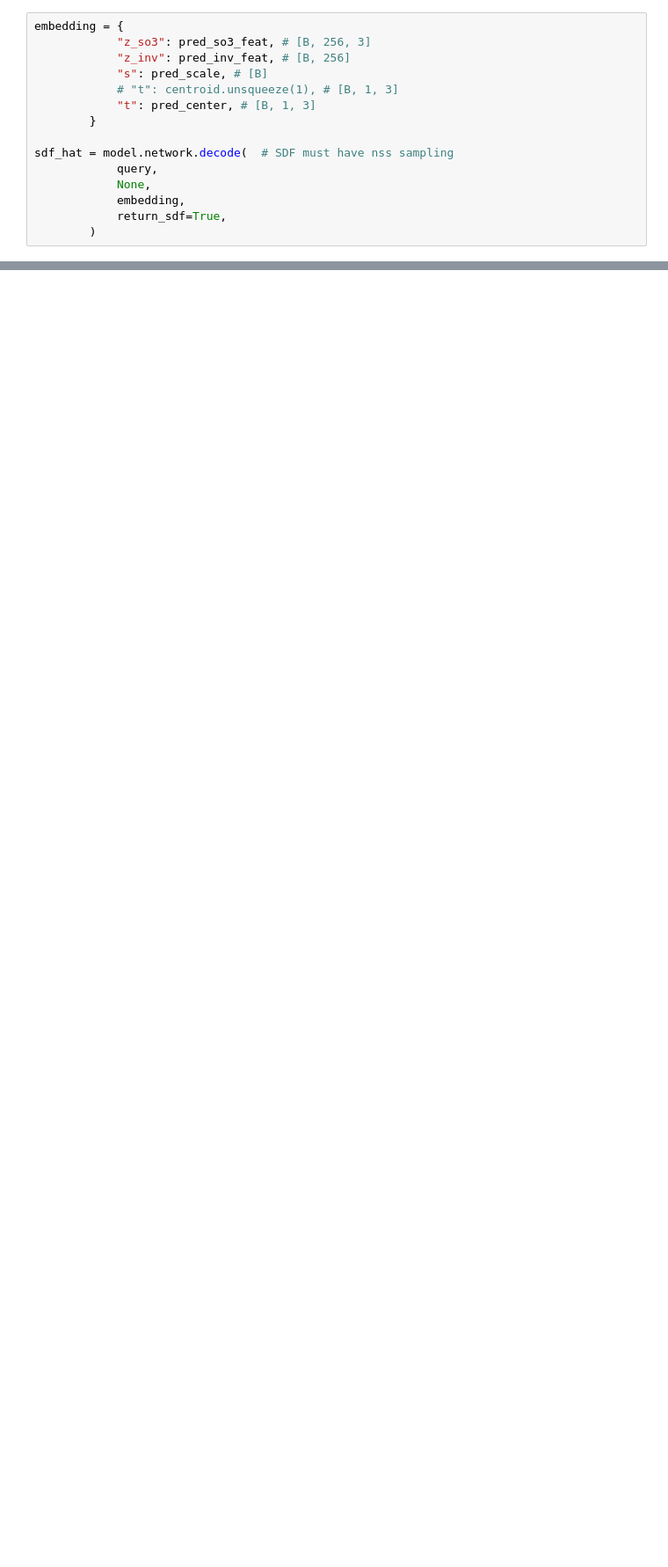
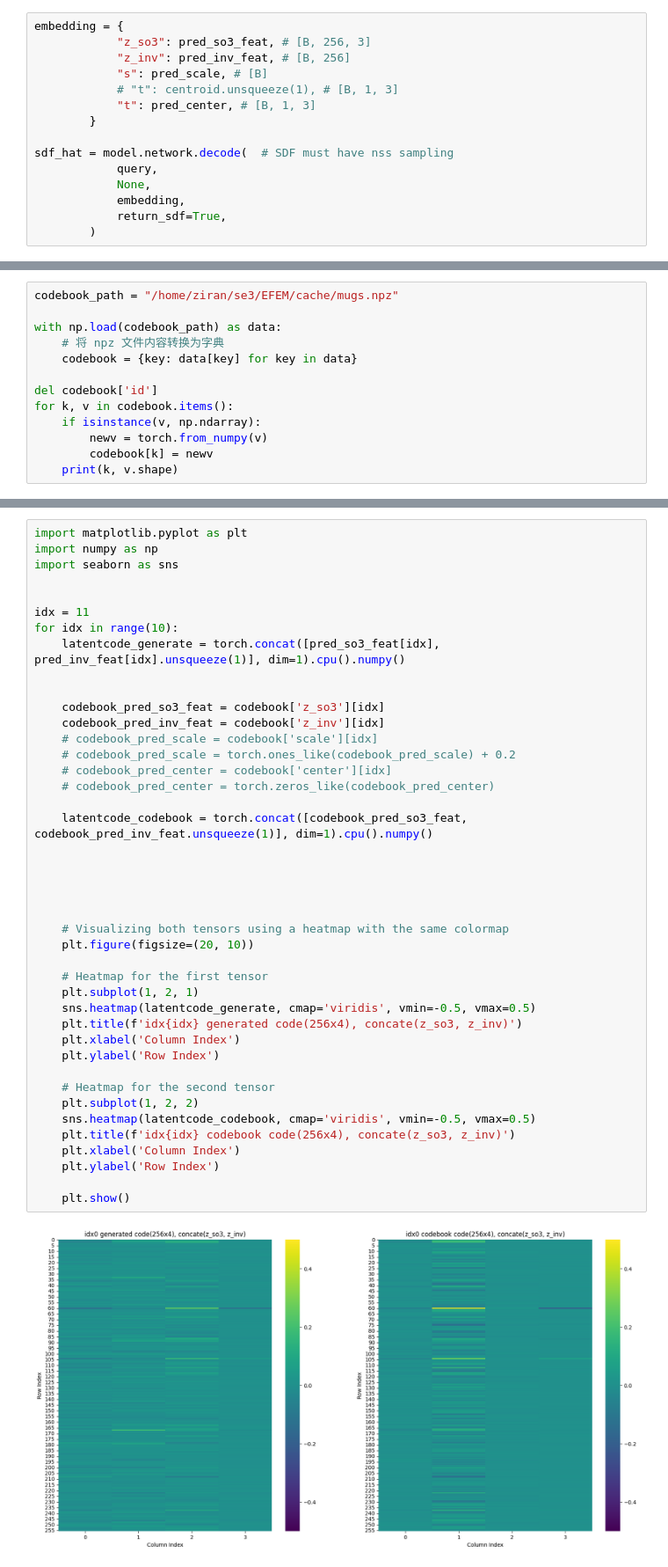
Before and after one commit to ziranyang0/EFEM, a Jupyter notebook: lib_shape_prior/dev_recon_VN.ipynb, the cells around one changed output, grey strips where cells are left out. Shown at 88% size. Saved outputs shown, nothing was run; the diff lists cells and outputs as text; blank space fills up the shorter version.

```diff
--- a/lib_shape_prior/dev_recon_VN.ipynb
+++ b/lib_shape_prior/dev_recon_VN.ipynb
@@ -282,0 +286,13 @@ plt.show()
+# %%
+codebook_path = "/home/ziran/se3/EFEM/cache/mugs.npz"
+
+with np.load(codebook_path) as data:
+    # 将 npz 文件内容转换为字典
+    codebook = {key: data[key] for key in data}
+
+del codebook['id']
+for k, v in codebook.items():
+    if isinstance(v, np.ndarray):
+        newv = torch.from_numpy(v)
+        codebook[k] = newv
+    print(k, v.shape)
@@ -282,0 +311,44 @@ plt.show()
+# %%
+import matplotlib.pyplot as plt
+import numpy as np
+import seaborn as sns
+
+
+idx = 11
+for idx in range(10):
+    latentcode_generate = torch.concat([pred_so3_feat[idx], pred_inv_feat[idx].unsqueeze(1)], dim=1).cpu().numpy()
+
+
+    codebook_pred_so3_feat = codebook['z_so3'][idx]
+    codebook_pred_inv_feat = codebook['z_inv'][idx]
+    # codebook_pred_scale = codebook['scale'][idx]
+    # codebook_pred_scale = torch.ones_like(codebook_pred_scale) + 0.2
+    # codebook_pred_center = codebook['center'][idx]
+    # codebook_pred_center = torch.zeros_like(codebook_pred_center)
+
+    latentcode_codebook = torch.concat([codebook_pred_so3_feat, codebook_pred_inv_feat.unsqueeze(1)], dim=1).cpu().numpy()
+
+
+
+
+
+    # Visualizing both tensors using a heatmap with the same colormap
+    plt.figure(figsize=(20, 10))
+
+    # Heatmap for the first tensor
+    plt.subplot(1, 2, 1)
+    sns.heatmap(latentcode_generate, cmap='viridis', vmin=-0.5, vmax=0.5)
+    plt.title(f'idx{idx} generated code(256x4), concate(z_so3, z_inv)')
+    plt.xlabel('Column Index')
+    plt.ylabel('Row Index')
+
+    # Heatmap for the second tensor
+    plt.subplot(1, 2, 2)
+    sns.heatmap(latentcode_codebook, cmap='viridis', vmin=-0.5, vmax=0.5)
+    plt.title(f'idx{idx} codebook code(256x4), concate(z_so3, z_inv)')
+    plt.xlabel('Column Index')
+    plt.ylabel('Row Index')
+
+    plt.show()
+# %% [output]
+[figure, added]
```
Also changed, not shown: parts of 15 cells of this notebook, 7 other files.
